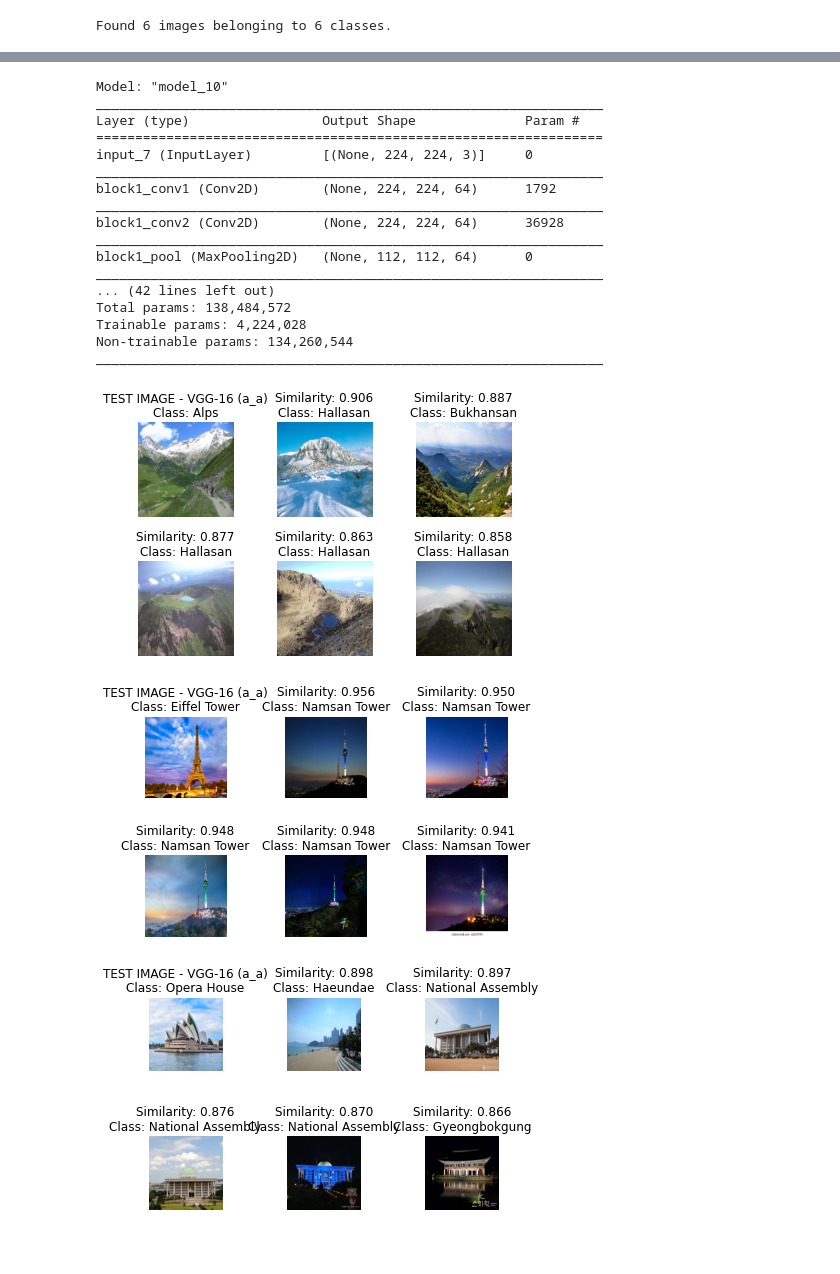
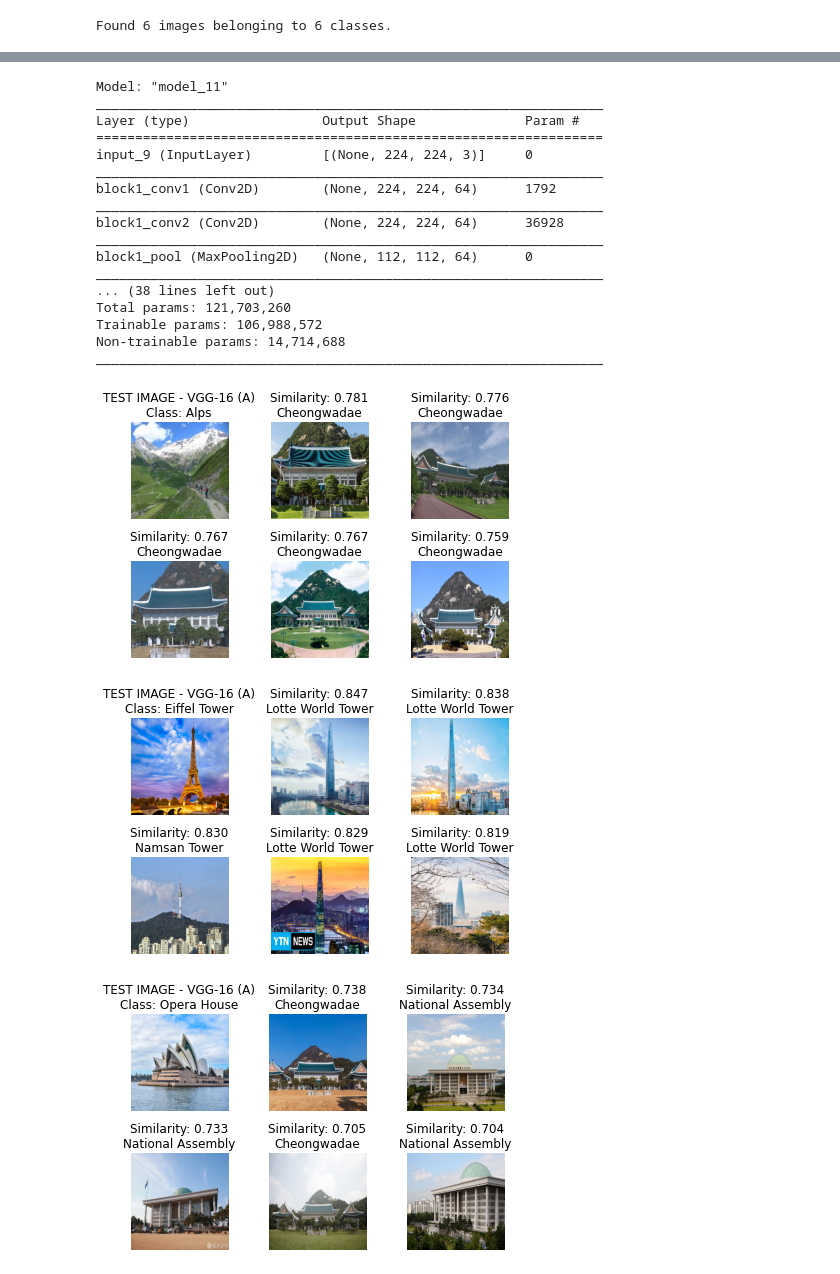
Before and after one commit to wa976/DL_teamproject, a Jupyter notebook: project3_final.ipynb, the cells around one changed output, grey strips where cells are left out. Drawn from its saved outputs; the diff is of its cells as text; code cells hidden in the pictures; blank space fills up the shorter version.

```diff
--- a/project3_final.ipynb
+++ b/project3_final.ipynb
@@ -512,0 +216,2 @@ All files added.
+# %%
+vgg16.trainable = False
@@ -512,0 +248,2 @@ All files added.
+# %%
+model.compile(optimizer='adam', loss='categorical_crossentropy', metrics=['accuracy'])
@@ -512,0 +412,28 @@ All files added.
+# %%
+# Get VGG-16 Model
+def getVGG16Model(lastFourTrainable=False):
+  vgg_model = VGG16(weights='imagenet', input_shape=input_shape, include_top=False)
+
+
+  # Make all layers untrainable
+  for layer in vgg_model.layers[:]:
+      layer.trainable = False
+
+  output = vgg_model.get_layer('block5_pool').output
+  output = Flatten(name='new_flatten')(output)
+  output = Dense(units=4096, activation='relu', name='fc1')(output)
+  output = Dense(units=1024, activation='relu', name='fc2')(output)
+  output = Dense(units=28, activation='softmax',)(output)
+  vgg_model = Model(vgg_model.input, output)
+
+  # Make last 4 layers trainable if lastFourTrainable == True
+  if lastFourTrainable == True:
+    vgg_model.get_layer('block5_conv1').trainable = True
+    vgg_model.get_layer('block5_conv2').trainable = True
+    vgg_model.get_layer('block5_conv3').trainable = True
+
+  # Compile VGG-16 model
+  vgg_model.compile(optimizer='adam', loss='categorical_crossentropy', metrics=['accuracy'])
+  vgg_model.summary()
+
+  return vgg_model
@@ -525,33 +978,33 @@ Found 6 images belonging to 6 classes.
 # %%
-# Get similar images of test images for VGG-16 (a_a)
+# Get similar images of test images for VGG-16 (A)
 
-vgg_model_a = getVGG16Model(lastFourTrainable=False)
-vgg_model_a.load_weights('/content/gdrive/My Drive/deeplearning/project/model_vgg_nontrainable.h5')
-feature_model_vgg_a_a = Model(inputs=vgg_model_a.input, outputs=vgg_model_a.get_layer('new_fc').output)
+vgg_model_A = getVGG16Model(lastFourTrainable=False)
+vgg_model_A.load_weights('/content/gdrive/My Drive/deeplearning/project/model_vgg_A.h5')
+feature_model_vgg_A = Model(inputs=vgg_model_A.input, outputs=vgg_model_A.get_layer('fc1').output)
 
-df = pd.read_pickle('/content/gdrive/My Drive/deeplearning/project/features_vgg_a_a.pickle')
+df = pd.read_pickle('/content/gdrive/My Drive/deeplearning/project/features_vgg_A.pickle')
 
 
 for file in feature_test_files:
-  getSimilarImages(file, df, feature_model_vgg_a_a, 'VGG-16 (a_a)')
+  getSimilarImages(file, df, feature_model_vgg_A, 'VGG-16 (A)')
 # %% [output]
-Model: "model_10"
+Model: "model_11"
 _________________________________________________________________
 Layer (type)                 Output Shape              Param #
 =================================================================
-input_7 (InputLayer)         [(None, 224, 224, 3)]     0
+input_9 (InputLayer)         [(None, 224, 224, 3)]     0
 _________________________________________________________________
 block1_conv1 (Conv2D)        (None, 224, 224, 64)      1792
 _________________________________________________________________
 block1_conv2 (Conv2D)        (None, 224, 224, 64)      36928
 _________________________________________________________________
 block1_pool (MaxPooling2D)   (None, 112, 112, 64)      0
 _________________________________________________________________
-... (42 lines left out)
-Total params: 138,484,572
-Trainable params: 4,224,028
-Non-trainable params: 134,260,544
+... (38 lines left out)
+Total params: 121,703,260
+Trainable params: 106,988,572
+Non-trainable params: 14,714,688
 _________________________________________________________________
-[figure, old version]
+[figure, new version]
-[figure, old version]
+[figure, new version]
-[figure, old version]
+[figure, new version]
```
Also changed, not shown: parts of 81 cells of this notebook.
